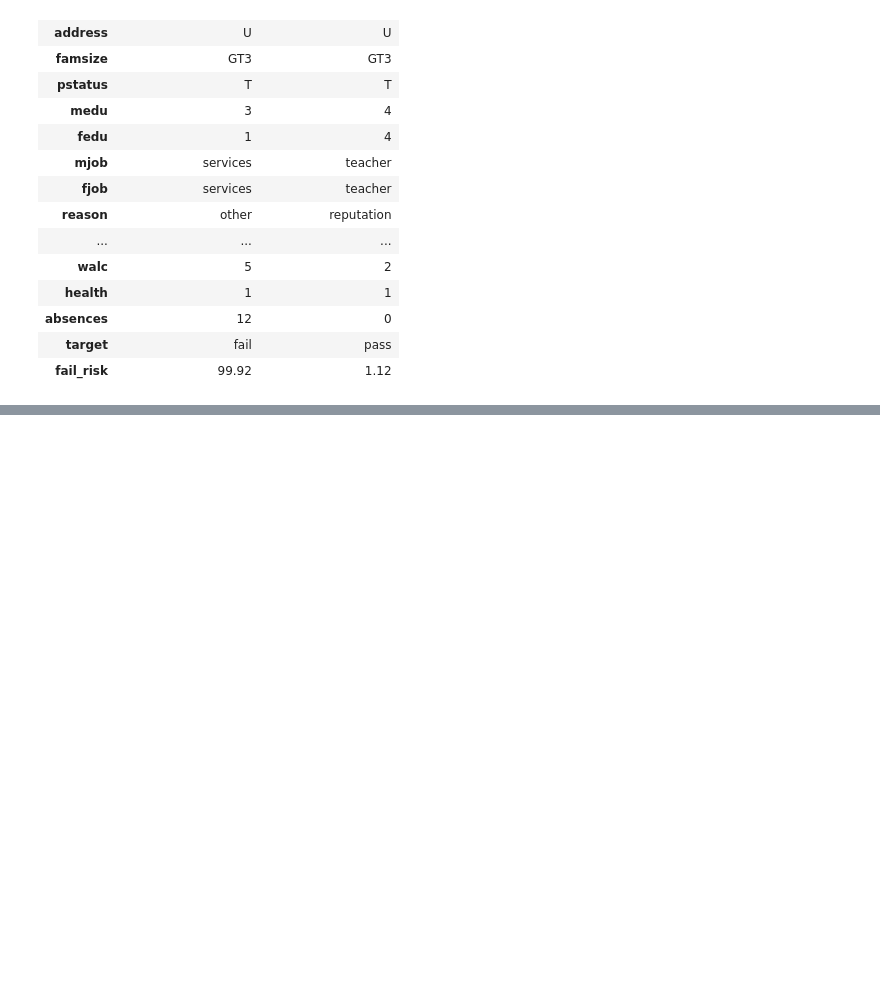
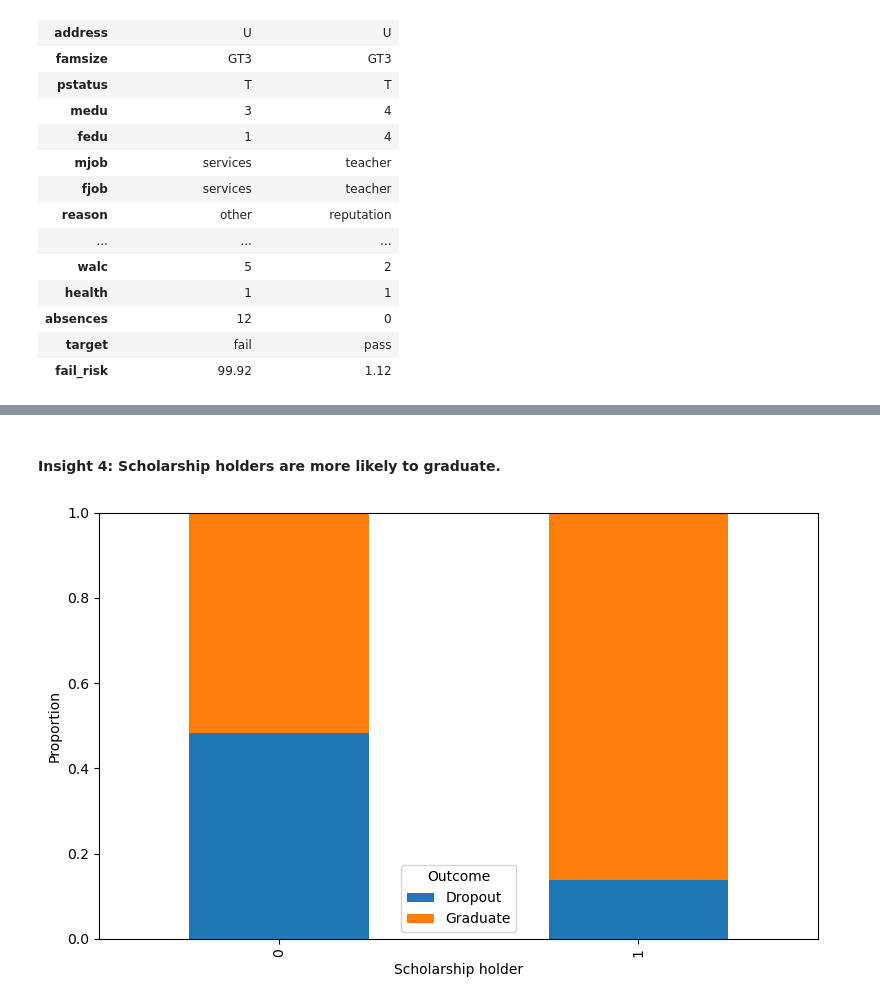
Before and after one commit to JakeCallcut/Academic-Data-Story, a Jupyter notebook: src/eda/EDA.ipynb, the cells around one changed output, grey strips where cells are left out. Drawn from its saved outputs; the diff is of its cells as text; code cells hidden in the pictures; blank space fills up the shorter version.

```diff
--- a/src/eda/EDA.ipynb
+++ b/src/eda/EDA.ipynb
@@ -130,0 +216,25 @@ display(side_by_side)
+# %% [markdown]
+#### Insight 4: Scholarship holders are more likely to graduate.
+# %%
+schol_table = (
+    higher_model_df
+    .groupby("scholarship_holder")["target"]
+    .value_counts(normalize=True)
+    .unstack(fill_value=0)
+)
+
+ax = schol_table.plot(
+    kind="bar",
+    stacked=True,
+    figsize=(8,5)
+)
+
+ax.set_ylabel("Proportion")
+ax.set_xlabel("Scholarship holder")
+ax.set_ylim(0, 1)
+ax.legend(title="Outcome")
+
+plt.tight_layout()
+plt.show()
+# %% [output]
+[figure, added]
```
Also changed, not shown: parts of 13 cells of this notebook, 4 other files.
